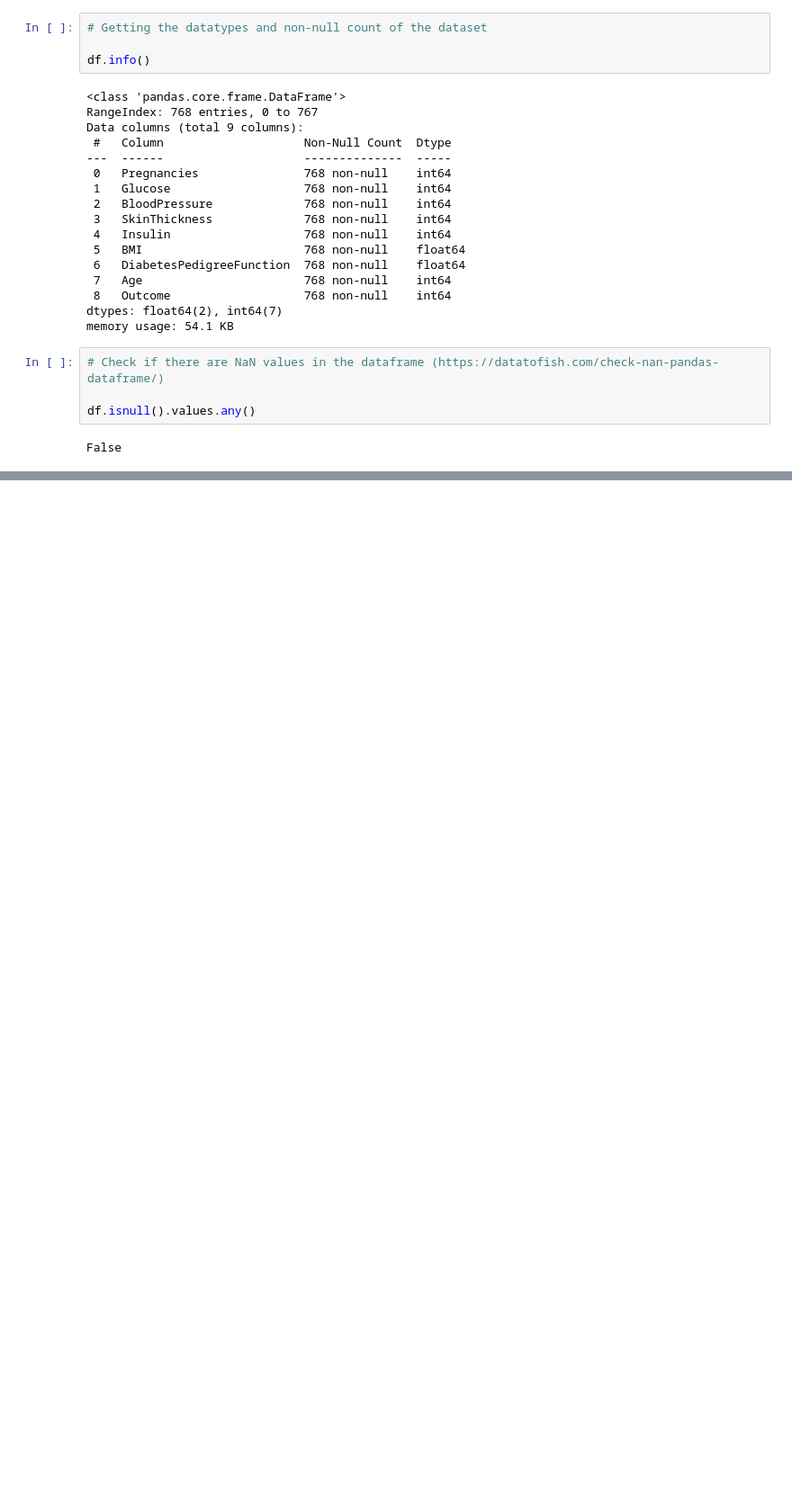
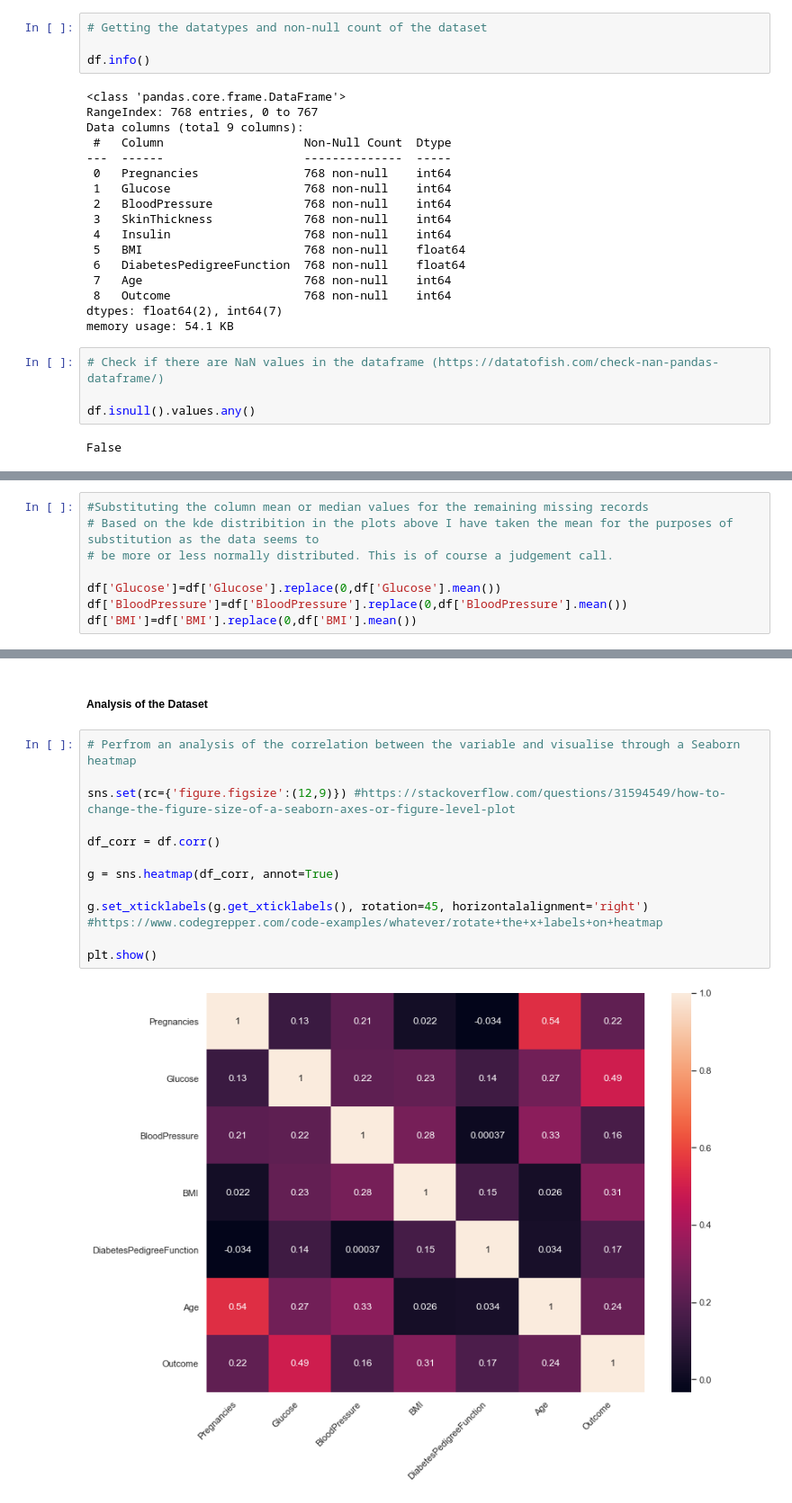
Before and after one commit to dssheldon/MLandStats-assignment-sds, a Jupyter notebook: scikit-learn.ipynb, the cells around one changed output, grey strips where cells are left out. Shown at 90% size. Saved outputs shown, nothing was run; the diff lists cells and outputs as text; blank space fills up the shorter version.

```diff
--- a/scikit-learn.ipynb
+++ b/scikit-learn.ipynb
@@ -126,0 +187,8 @@ BMI Nil Values:                  11
+# %%
+#Substituting the column mean or median values for the remaining missing records
+# Based on the kde distribition in the plots above I have taken the mean for the purposes of substitution as the data seems to
+# be more or less normally distributed. This is of course a judgement call.
+
+df['Glucose']=df['Glucose'].replace(0,df['Glucose'].mean())
+df['BloodPressure']=df['BloodPressure'].replace(0,df['BloodPressure'].mean())
+df['BMI']=df['BMI'].replace(0,df['BMI'].mean())
@@ -127,3 +209,19 @@ BMI Nil Values:                  11
+# %% [markdown]
+##### Analysis of the Dataset
+# %%
+# Perfrom an analysis of the correlation between the variable and visualise through a Seaborn heatmap
+
+sns.set(rc={'figure.figsize':(12,9)}) #https://stackoverflow.com/questions/31594549/how-to-change-the-figure-size-of-a-seaborn-axes-or-figure-level-plot
+
+df_corr = df.corr()
+
+g = sns.heatmap(df_corr, annot=True)
+
+g.set_xticklabels(g.get_xticklabels(), rotation=45, horizontalalignment='right') #https://www.codegrepper.com/code-examples/whatever/rotate+the+x+labels+on+heatmap
+
+plt.show()
+# %% [output]
+[figure, added]
 # %% [markdown]
 ### References:
 
```
Also changed, not shown: parts of 9 cells of this notebook.
